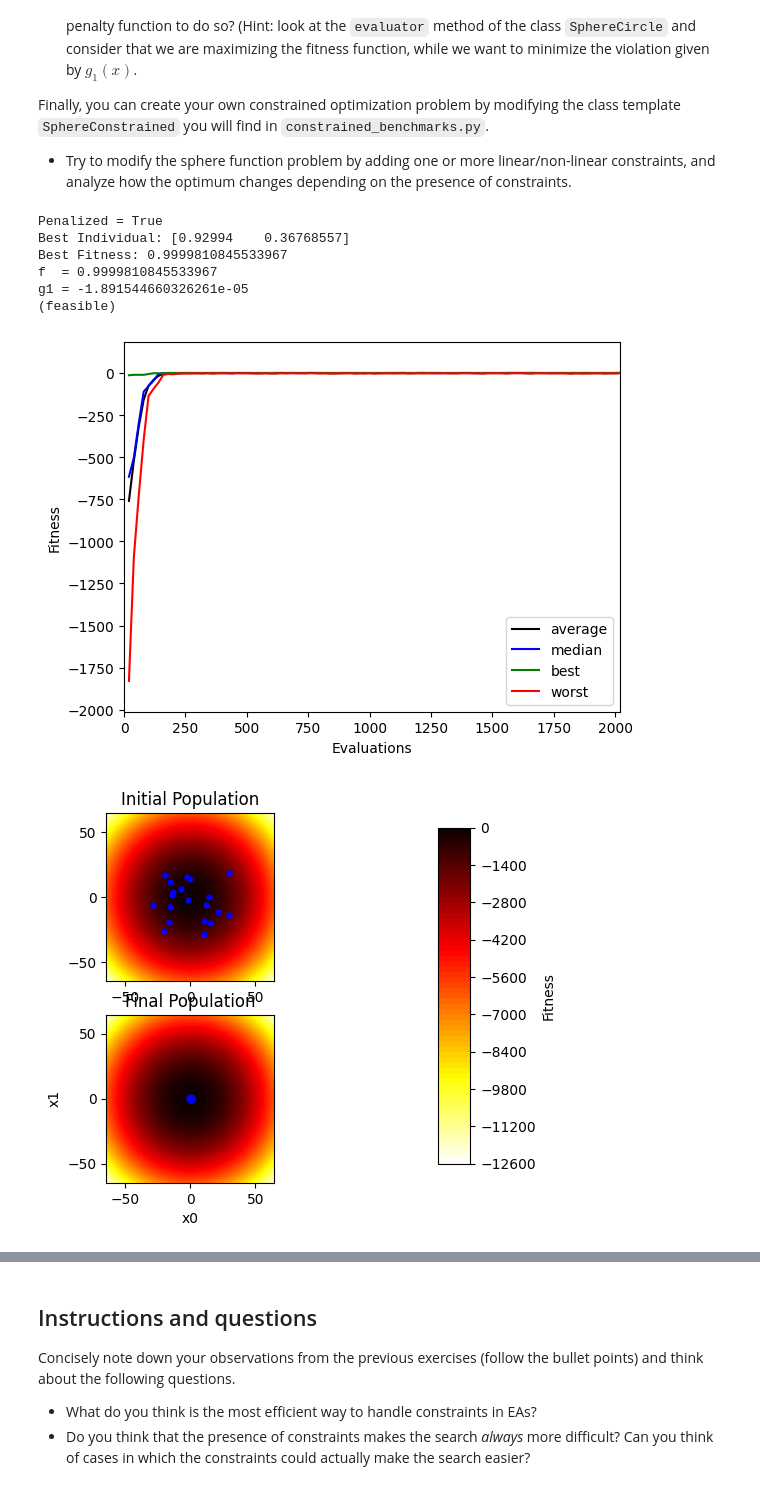
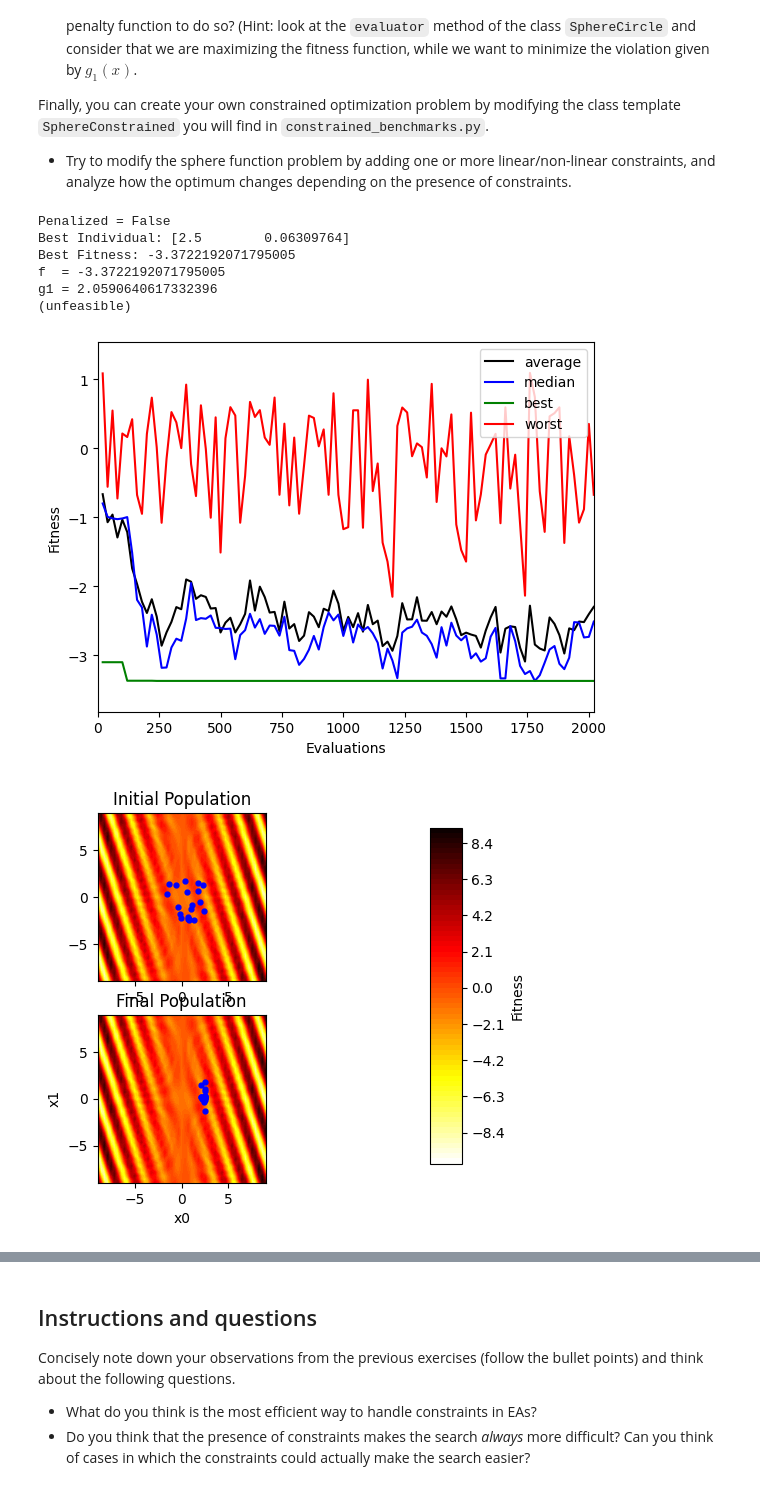
Before and after one commit to wamuumu/bio-labs, a Jupyter notebook: Lab05/Lab_05.ipynb, the cells around one changed output, grey strips where cells are left out. Cells and saved outputs as stored; diff of their text form; code cells hidden in the pictures.

```diff
--- a/Lab05/Lab_05.ipynb
+++ b/Lab05/Lab_05.ipynb
@@ -162,52 +162,52 @@ class SphereConstrained(constrained_benchmarks.ConstrainedBenchmark):
             f = self.f(c[0],c[1])
             usePenalty = True
             if usePenalty:
-                pass # Change this line to handle penalty function
                 # penalty function (note that in this case we are minimizing, so we add a positive value)
-                #g1 = self.g1(c[0],c[1]) # <=0
-                #g2 = self.g2(c[0],c[1]) # <=0
-                #...
-                #if g1 > 0 or g2 > 0 or ...:
-                #    f = f + ...
+                g1 = self.g1(c[0],c[1]) # <=0
+                g2 = self.g2(c[0],c[1]) # <=0
+
+                penalty = 0
+                if g1 > 0:
+                    penalty += 1.5 * g1
+
+                if g2 > 0:
+                    penalty += 1.5 * g2
+
+                f += penalty
             fitness.append(f)
         return fitness
 
     def constraintsEvaluator(self, candidates, args):
         constraints = []
         for c in candidates:
-            pass
-            # Change this part to evaluate the constraints
-            #g1 = self.g1(c[0],c[1]) # <=0
-            #g2 = self.g2(c[0],c[1]) # <=0
-            #...
-            #constraints.append([g1,g2,...])
+            g1 = self.g1(c[0],c[1]) # <=0
+            g2 = self.g2(c[0],c[1]) # <=0
+            constraints.append([g1, g2])
         return constraints
 
     def f(self,x,y):
         return x**2 + y**2
 
     # Implement here some constraints
-    '''
     def g1(self,x,y):
-        return ...
+        # linear constraint, limits the search space to a regione where sum(x,y) is <= 1
+        return x + y - 1 # <= 0
 
-    def g1(self,x,y):
-        return ...
-    '''
+    def g2(self,x,y):
+        # non linear (circular) constraint, limits the solutions to be inside a circle of radius 1 centered at (1,1)
+        return (x - 1)**2 + (y - 1)**2 - 1 # <= 0
 
     def printSolution(self,c):
         f = self.f(c[0],c[1])
-        #g1 = self.g1(c[0],c[1])
-        #g2 = self.g2(c[0],c[1])
+        g1 = self.g1(c[0],c[1])
+        g2 = self.g2(c[0],c[1])
         print("f =", f)
-        '''
         print("g1 =", g1)
         print("g2 =", g2)
-        if g1 > 0: or g2 > 0:
+        if g1 > 0 or g2 > 0:
             print("(unfeasible)")
         else:
             print("(feasible)")
-        '''
 
 """
 -------------------------------------------------------------------------
@@ -226,13 +226,13 @@ args["num_elites"] = 1 # number of elite individuals to maintain in each generat
 #args["problem_class"] = constrained_benchmarks.RosenbrockCubicLine
 #args["problem_class"] = constrained_benchmarks.RosenbrockDisk
 #args["problem_class"] = constrained_benchmarks.MishraBirdConstrained
-#args["problem_class"] = constrained_benchmarks.Townsend
+args["problem_class"] = constrained_benchmarks.Townsend
 #args["problem_class"] = constrained_benchmarks.Simionescu
-args["problem_class"] = constrained_benchmarks.SphereCircle
-#args["problem_class"] = SphereConstrained
+#args["problem_class"] = constrained_benchmarks.SphereCircle
+#gs["problem_class"] = SphereConstrained
 
-#constrained_benchmarks.setPenalty(False)
-constrained_benchmarks.setPenalty(True)
+constrained_benchmarks.setPenalty(False)
+#constrained_benchmarks.setPenalty(True)
 
 # print the usePenalty variable from constrained_benchmarks.py
 print("Penalized =", constrained_benchmarks.getPenalty())
@@ -265,38 +265,38 @@ if display :
         y = []
         c = []
         final_pop.sort()
         num_feasible = len([p for p in final_pop if p.fitness >= 0])
         feasible_count = 0
         for i, p in enumerate(final_pop):
             x.append(p.candidate[0])
             y.append(p.candidate[1])
             if i == len(final_pop) - 1:
                 c.append('r')
             elif p.fitness < 0:
                 c.append('0.98')
             else:
                 c.append(str(1 - feasible_count / float(num_feasible)))
                 feasible_count += 1
         angles = linspace(0, 2*pi, 100)
         figure(str(args["problem_class"]), figsize=(6,6))
         lower_bound_1 = constrained_benchmarks.SphereCircle(2).bounder.lower_bound[0]
         lower_bound_2 = constrained_benchmarks.SphereCircle(2).bounder.lower_bound[1]
         upper_bound_1 = constrained_benchmarks.SphereCircle(2).bounder.upper_bound[0]
         upper_bound_2 = constrained_benchmarks.SphereCircle(2).bounder.upper_bound[1]
         plot(cos(angles), sin(angles), color='b')
         plot(0, 0, color='g', marker='x')
         xlim(lower_bound_1, upper_bound_1)
         ylim(lower_bound_2, upper_bound_2)
         scatter(x, y, color=c)
 
     ioff()
     show()
 # %% [output]
-Penalized = True
-Best Individual: [0.92994    0.36768557]
-Best Fitness: 0.9999810845533967
-f  = 0.9999810845533967
-g1 = -1.891544660326261e-05
-(feasible)
+Penalized = False
+Best Individual: [2.5        0.06309764]
+Best Fitness: -3.3722192071795005
+f  = -3.3722192071795005
+g1 = 2.0590640617332396
+(unfeasible)
-[figure, old version]
+[figure, new version]
-[figure, old version]
+[figure, new version]
```
Also changed, not shown: parts of 1 cell of this notebook, 2 other files.
